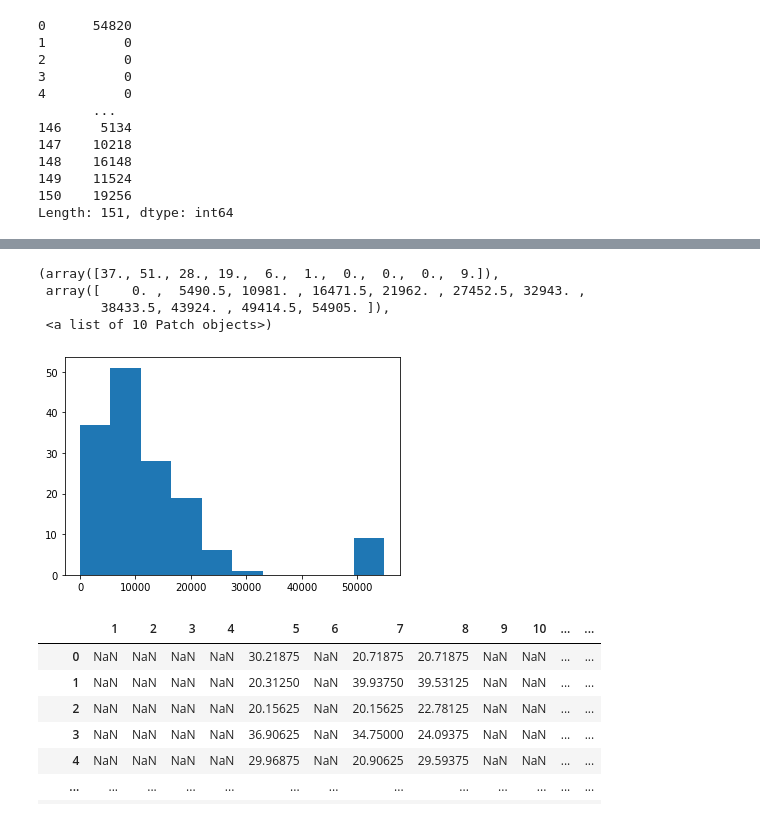
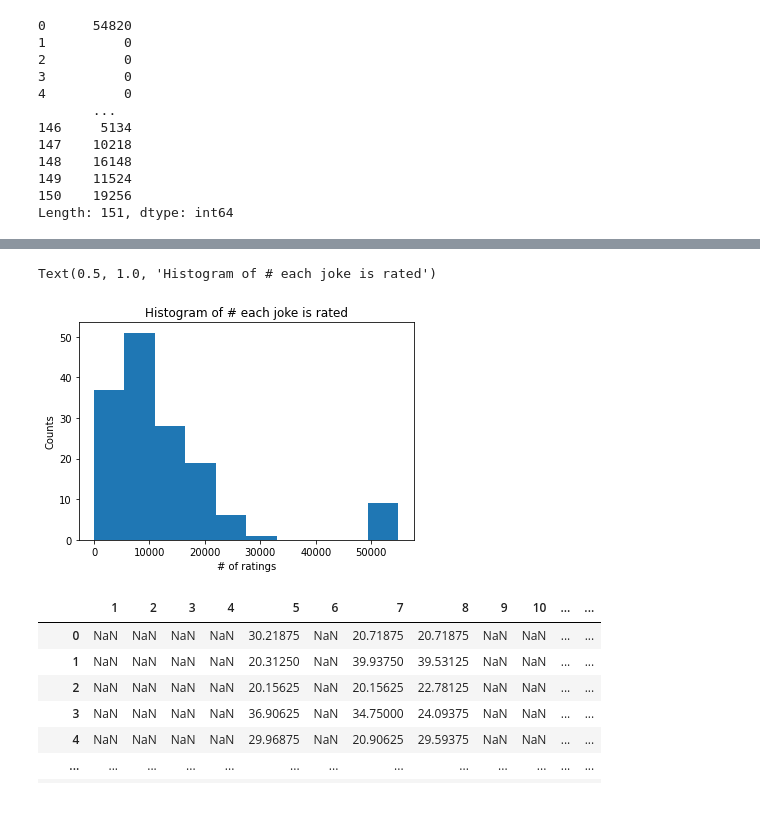
Before and after one commit to Annie-Yeeun-Jang/Info_retrieval_project, a Jupyter notebook: [SI650_project]Matrix_Factorization.ipynb, the cells around one changed output, grey strips where cells are left out. Saved outputs shown, nothing was run; the diff lists cells and outputs as text; code cells hidden in the pictures.

```diff
--- a/[SI650_project]Matrix_Factorization.ipynb
+++ b/[SI650_project]Matrix_Factorization.ipynb
@@ -89,11 +68,11 @@ import matplotlib.pyplot as plt
 # %%
 plt.hist(jester.notnull().sum()) #num of ratings each joke recieved
+plt.xlabel('# of ratings') #right skewed
+plt.ylabel('Counts')
+plt.title('Histogram of # each joke is rated')
 # %% [output]
-(array([37., 51., 28., 19.,  6.,  1.,  0.,  0.,  0.,  9.]),
- array([    0. ,  5490.5, 10981. , 16471.5, 21962. , 27452.5, 32943. ,
-        38433.5, 43924. , 49414.5, 54905. ]),
- <a list of 10 Patch objects>)
+Text(0.5, 1.0, 'Histogram of # each joke is rated')
-[figure, old version]
+[figure, new version]
 # %%
 df_processed=jester.drop(columns=[0])+30
 df_processed
```
Also changed, not shown: parts of 19 cells of this notebook.
